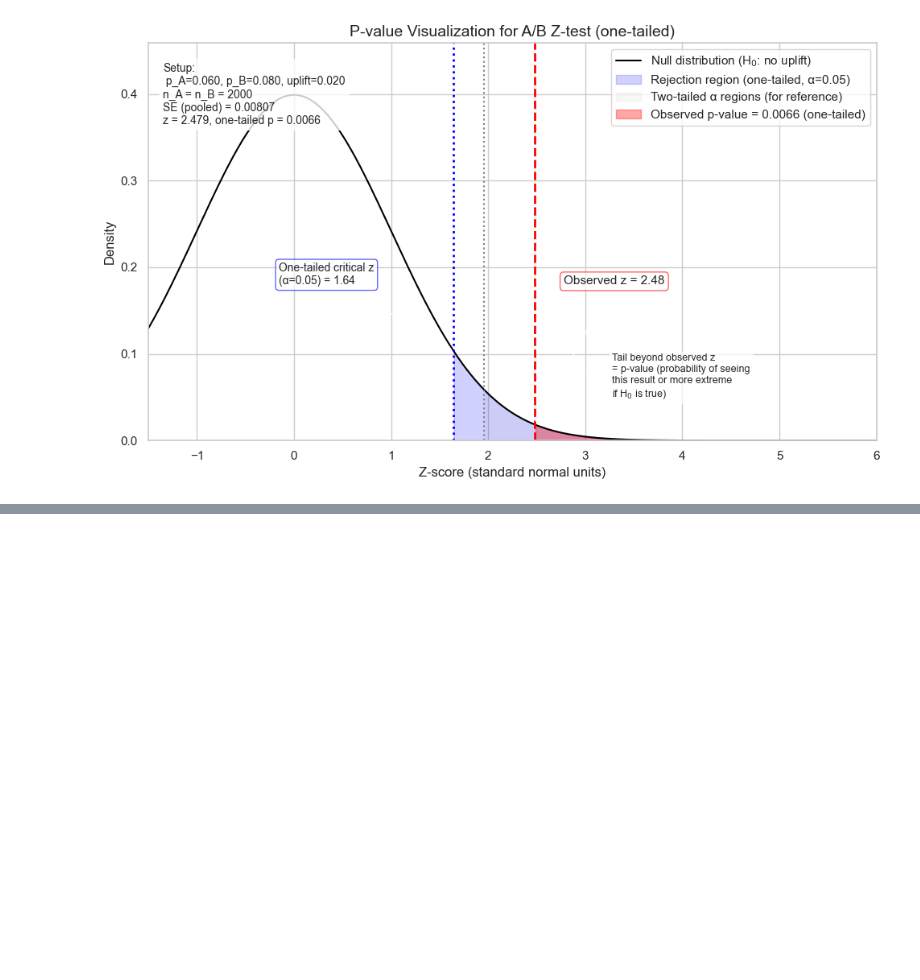
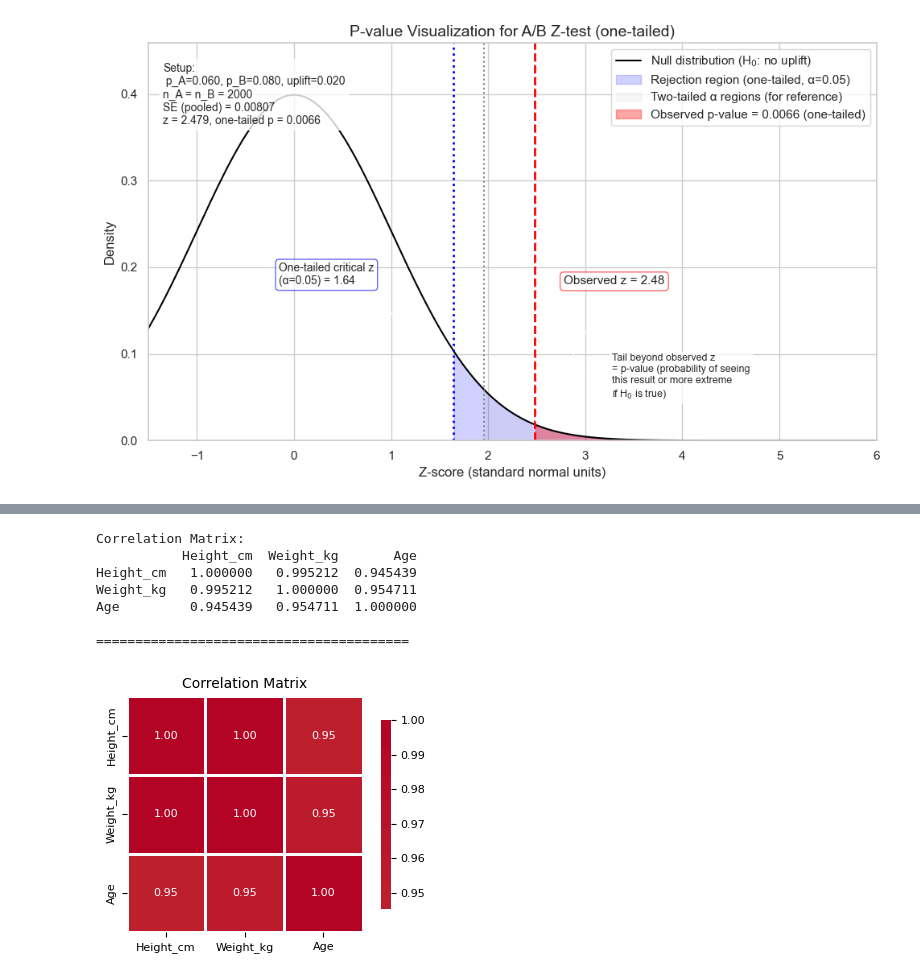
Before and after one commit to xit7/DATA-TEMPLATE, a Jupyter notebook: data_analytics_examples/005-terminology_zscore_p-value.ipynb, the cells around one changed output, grey strips where cells are left out. Cells and saved outputs as stored; diff of their text form; code cells hidden in the pictures; blank space fills up the shorter version.

Commit message:
correlation, contingency, minor

```diff
--- a/data_analytics_examples/005-terminology_zscore_p-value.ipynb
+++ b/data_analytics_examples/005-terminology_zscore_p-value.ipynb
@@ -207,0 +211,39 @@ plt.show()
+# %%
+import numpy as np
+import pandas as pd
+
+# Sample data: heights, weights, and ages
+data = {
+    'Height_cm': [165, 170, 180, 175, 160, 185, 172, 168],
+    'Weight_kg': [60, 70, 85, 75, 55, 90, 72, 65],
+    'Age': [25, 30, 35, 28, 22, 40, 32, 26]
+}
+
+df = pd.DataFrame(data)
+
+# Calculate correlation matrix
+corr_matrix = df.corr()
+
+print("Correlation Matrix:")
+print(corr_matrix)
+print("\n" + "="*40 + "\n")
+
+# Optional: visualize with seaborn
+import seaborn as sns
+import matplotlib.pyplot as plt
+
+plt.figure(figsize=(4, 3))
+sns.heatmap(corr_matrix, annot=True, cmap='coolwarm', center=0,
+            square=True, linewidths=1, cbar_kws={"shrink": 0.8}, fmt='.2f')
+plt.title('Correlation Matrix', fontsize=10)
+plt.tight_layout()
+plt.show()
+# %% [output]
+Correlation Matrix:
+           Height_cm  Weight_kg       Age
+Height_cm   1.000000   0.995212  0.945439
+Weight_kg   0.995212   1.000000  0.954711
+Age         0.945439   0.954711  1.000000
+
+========================================
+[figure, added]
```
Also changed, not shown: parts of 4 cells of this notebook.
